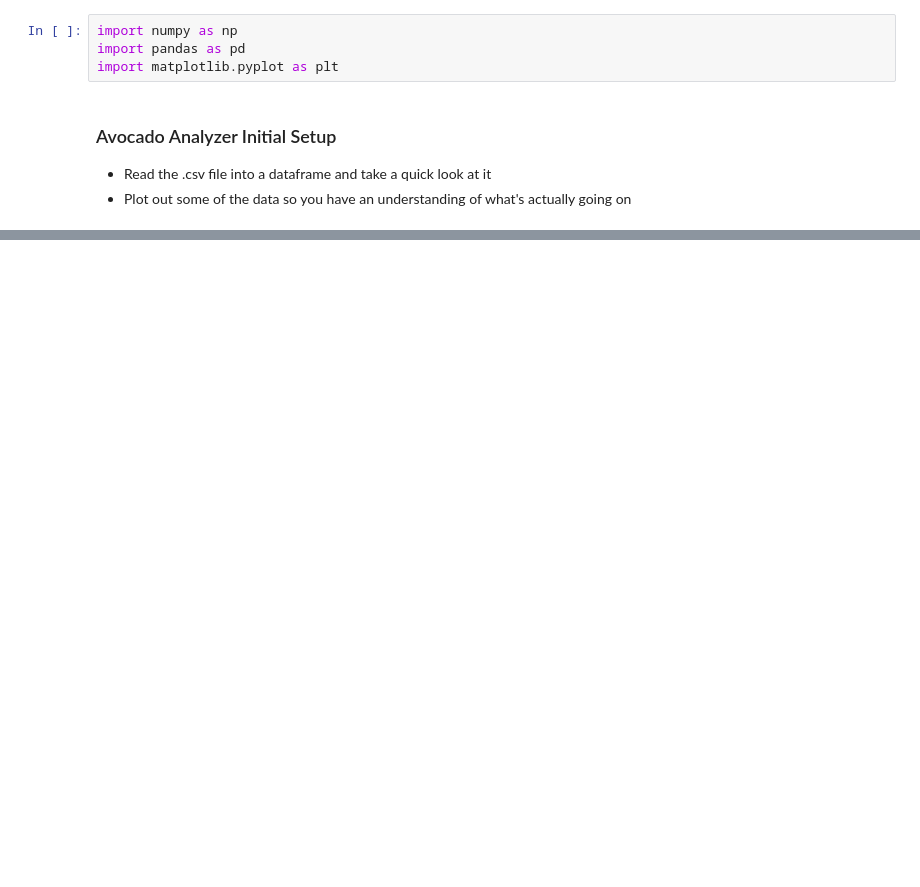
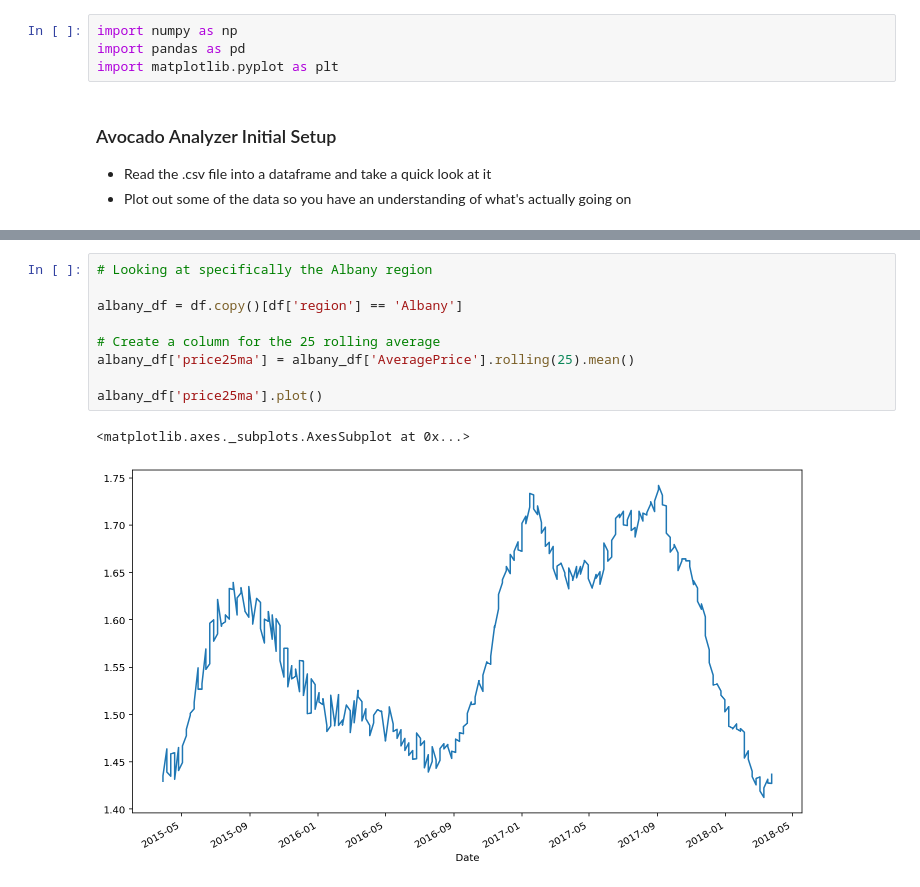
Before and after one commit to JoshuaPark823/avocado-analyzer, a Jupyter notebook: avocado.ipynb, the cells around one changed output, grey strips where cells are left out. Cells and saved outputs as stored; diff of their text form; blank space fills up the shorter version.

```diff
--- a/avocado.ipynb
+++ b/avocado.ipynb
@@ -35,0 +55,12 @@ The mean (average) global avocado price is: 1.405978409775878 dollars
+# %%
+# Looking at specifically the Albany region
+
+albany_df = df.copy()[df['region'] == 'Albany']
+
+# Create a column for the 25 rolling average
+albany_df['price25ma'] = albany_df['AveragePrice'].rolling(25).mean()
+
+albany_df['price25ma'].plot()
+# %% [output]
+<matplotlib.axes._subplots.AxesSubplot at 0x...>
+[figure, added]
```
Also changed, not shown: parts of 9 cells of this notebook.
